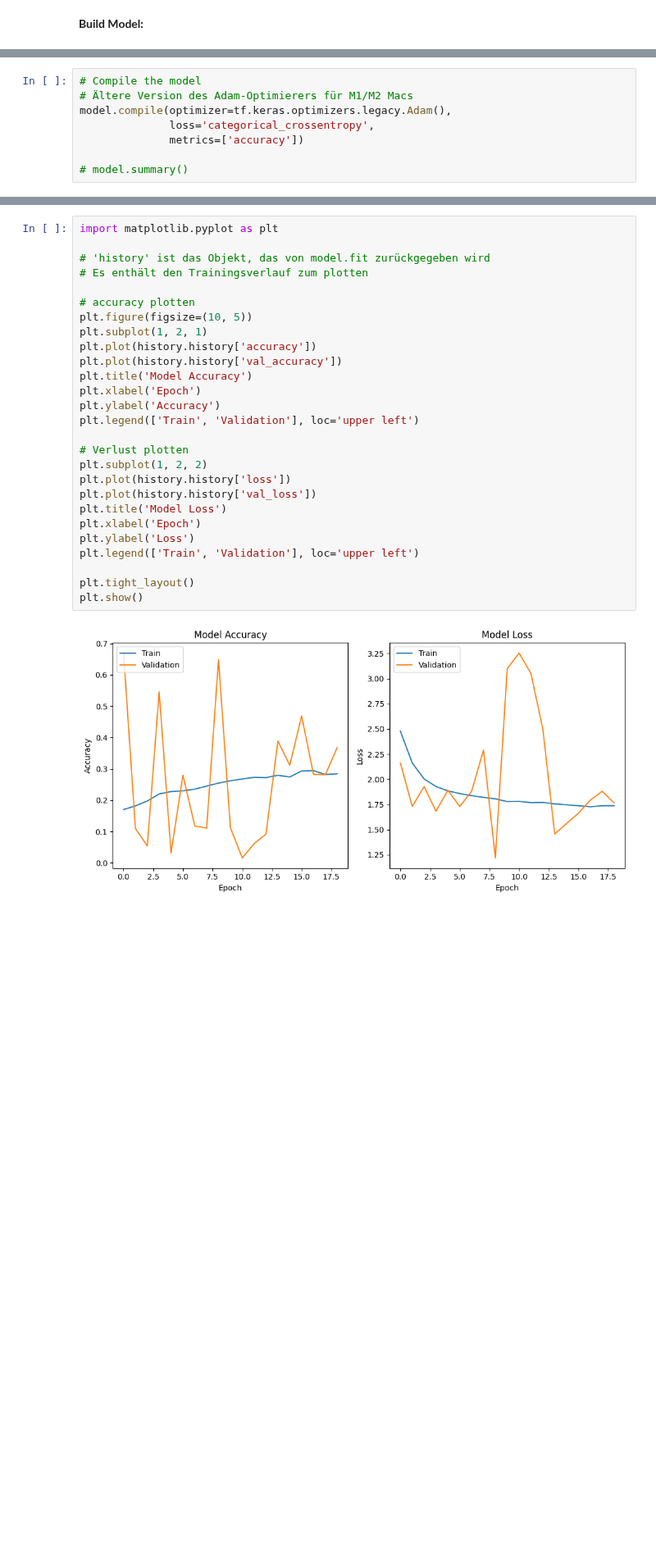
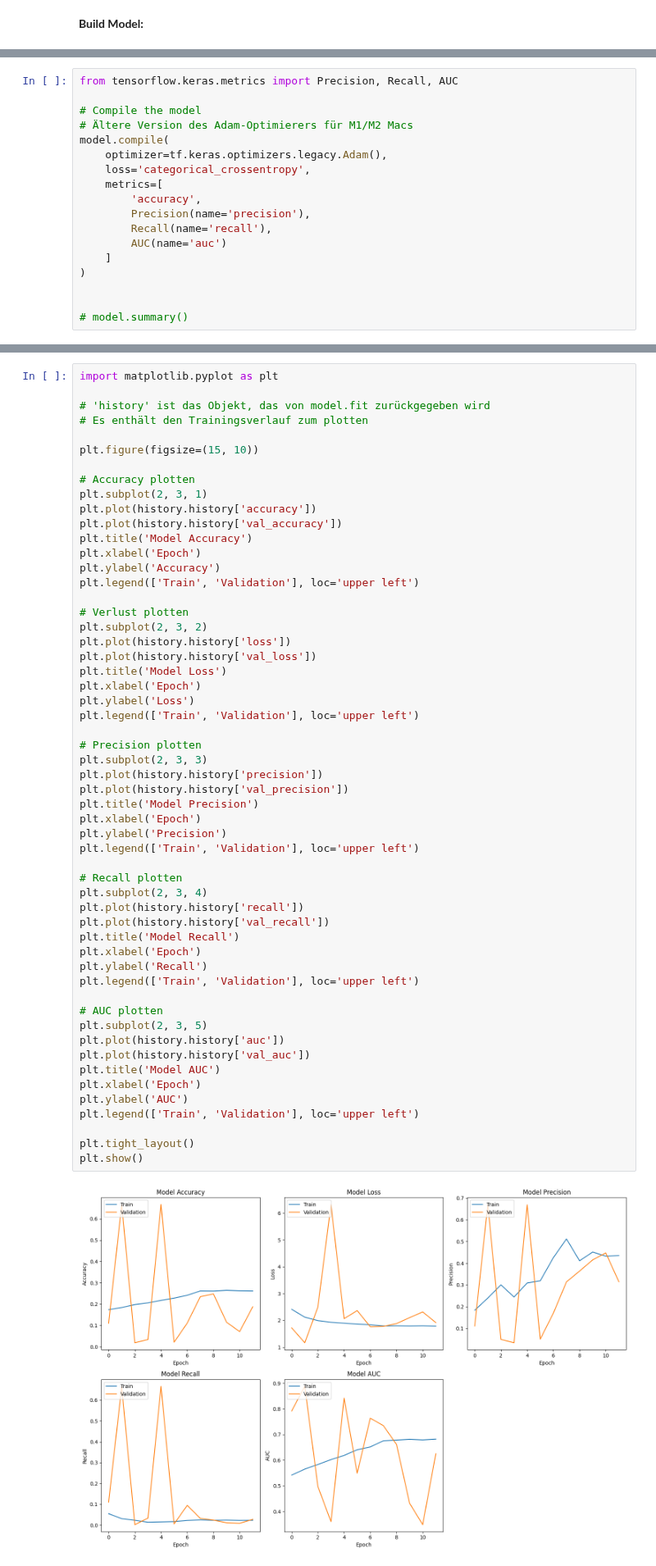
Before and after one commit to StefanK2ff/capstone-healthy-skin, a Jupyter notebook: tensorflow/bjzim_MobileNetV3_2.ipynb, the cells around one changed output, grey strips where cells are left out. Shown at 82% size. Drawn from its saved outputs; the diff is of its cells as text; blank space fills up the shorter version.

```diff
--- a/tensorflow/bjzim_MobileNetV3_2.ipynb
+++ b/tensorflow/bjzim_MobileNetV3_2.ipynb
@@ -108,11 +116,21 @@ x = layers.Dense(7, activation='softmax')(x)
 # Create the full model
 model = Model(inputs=base_model.input, outputs=x, name="MobilneNetV3Large_pretrained-weights_fixed-layers_custom-conv2D")
 # %%
+from tensorflow.keras.metrics import Precision, Recall, AUC
+
 # Compile the model
 # Ältere Version des Adam-Optimierers für M1/M2 Macs
-model.compile(optimizer=tf.keras.optimizers.legacy.Adam(),
-              loss='categorical_crossentropy',
-              metrics=['accuracy'])
+model.compile(
+    optimizer=tf.keras.optimizers.legacy.Adam(),
+    loss='categorical_crossentropy',
+    metrics=[
+        'accuracy',
+        Precision(name='precision'),
+        Recall(name='recall'),
+        AUC(name='auc')
+    ]
+)
+
 
 # model.summary()
 # %%
@@ -159,32 +177,60 @@ Epoch 19: early stopping
 # %%
 import matplotlib.pyplot as plt
 
 # 'history' ist das Objekt, das von model.fit zurückgegeben wird
 # Es enthält den Trainingsverlauf zum plotten
 
-# accuracy plotten
-plt.figure(figsize=(10, 5))
-plt.subplot(1, 2, 1)
+plt.figure(figsize=(15, 10))
+
+# Accuracy plotten
+plt.subplot(2, 3, 1)
 plt.plot(history.history['accuracy'])
 plt.plot(history.history['val_accuracy'])
 plt.title('Model Accuracy')
 plt.xlabel('Epoch')
 plt.ylabel('Accuracy')
 plt.legend(['Train', 'Validation'], loc='upper left')
 
 # Verlust plotten
-plt.subplot(1, 2, 2)
+plt.subplot(2, 3, 2)
 plt.plot(history.history['loss'])
 plt.plot(history.history['val_loss'])
 plt.title('Model Loss')
 plt.xlabel('Epoch')
 plt.ylabel('Loss')
 plt.legend(['Train', 'Validation'], loc='upper left')
 
+# Precision plotten
+plt.subplot(2, 3, 3)
+plt.plot(history.history['precision'])
+plt.plot(history.history['val_precision'])
+plt.title('Model Precision')
+plt.xlabel('Epoch')
+plt.ylabel('Precision')
+plt.legend(['Train', 'Validation'], loc='upper left')
+
+# Recall plotten
+plt.subplot(2, 3, 4)
+plt.plot(history.history['recall'])
+plt.plot(history.history['val_recall'])
+plt.title('Model Recall')
+plt.xlabel('Epoch')
+plt.ylabel('Recall')
+plt.legend(['Train', 'Validation'], loc='upper left')
+
+# AUC plotten
+plt.subplot(2, 3, 5)
+plt.plot(history.history['auc'])
+plt.plot(history.history['val_auc'])
+plt.title('Model AUC')
+plt.xlabel('Epoch')
+plt.ylabel('AUC')
+plt.legend(['Train', 'Validation'], loc='upper left')
+
 plt.tight_layout()
 plt.show()
 # %% [output]
-[figure, old version]
+[figure, new version]
 # %%
 """ from datetime import datetime
 timestamp = datetime.now()
```
Also changed, not shown: parts of 2 cells of this notebook.
